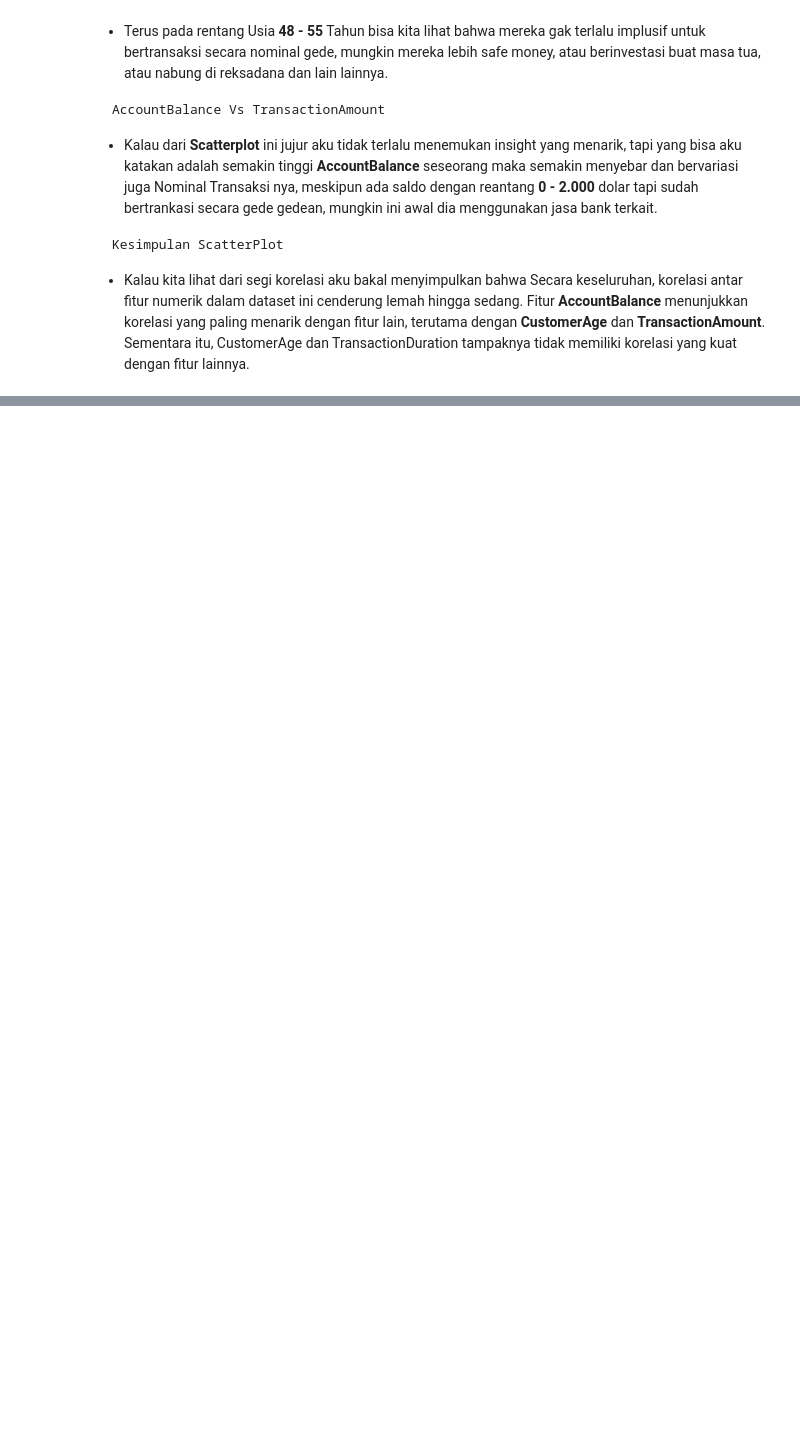
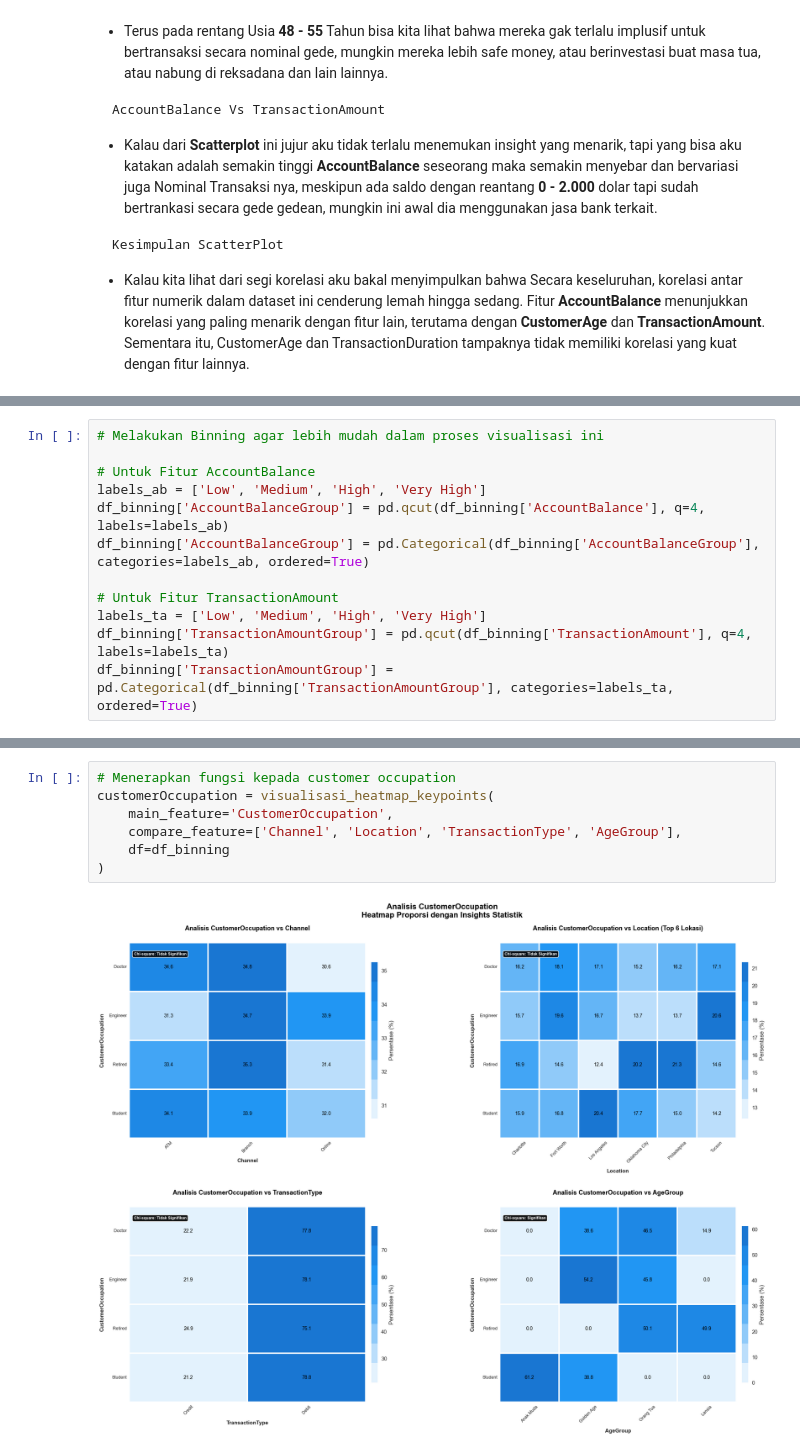
Before and after one commit to BagasNuryaman15/BMLP_SatriaDirgantaraNuryaman, a Jupyter notebook: [Clustering]BMLP_SatriaDirgantaraNuryaman.ipynb, the cells around one changed output, grey strips where cells are left out. Cells and saved outputs as stored; diff of their text form; blank space fills up the shorter version.

```diff
--- a/[Clustering]BMLP_SatriaDirgantaraNuryaman.ipynb
+++ b/[Clustering]BMLP_SatriaDirgantaraNuryaman.ipynb
@@ -319,0 +628,12 @@ Kesimpulan ScatterPlot
+# %%
+# Melakukan Binning agar lebih mudah dalam proses visualisasi ini
+
+# Untuk Fitur AccountBalance
+labels_ab = ['Low', 'Medium', 'High', 'Very High']
+df_binning['AccountBalanceGroup'] = pd.qcut(df_binning['AccountBalance'], q=4, labels=labels_ab)
+df_binning['AccountBalanceGroup'] = pd.Categorical(df_binning['AccountBalanceGroup'], categories=labels_ab, ordered=True)
+
+# Untuk Fitur TransactionAmount
+labels_ta = ['Low', 'Medium', 'High', 'Very High']
+df_binning['TransactionAmountGroup'] = pd.qcut(df_binning['TransactionAmount'], q=4, labels=labels_ta)
+df_binning['TransactionAmountGroup'] = pd.Categorical(df_binning['TransactionAmountGroup'], categories=labels_ta, ordered=True)
@@ -319,0 +803,9 @@ Kesimpulan ScatterPlot
+# %%
+# Menerapkan fungsi kepada customer occupation
+customerOccupation = visualisasi_heatmap_keypoints(
+    main_feature='CustomerOccupation',
+    compare_feature=['Channel', 'Location', 'TransactionType', 'AgeGroup'],
+    df=df_binning
+)
+# %% [output]
+[figure, added]
```
Also changed, not shown: parts of 42 cells of this notebook.
